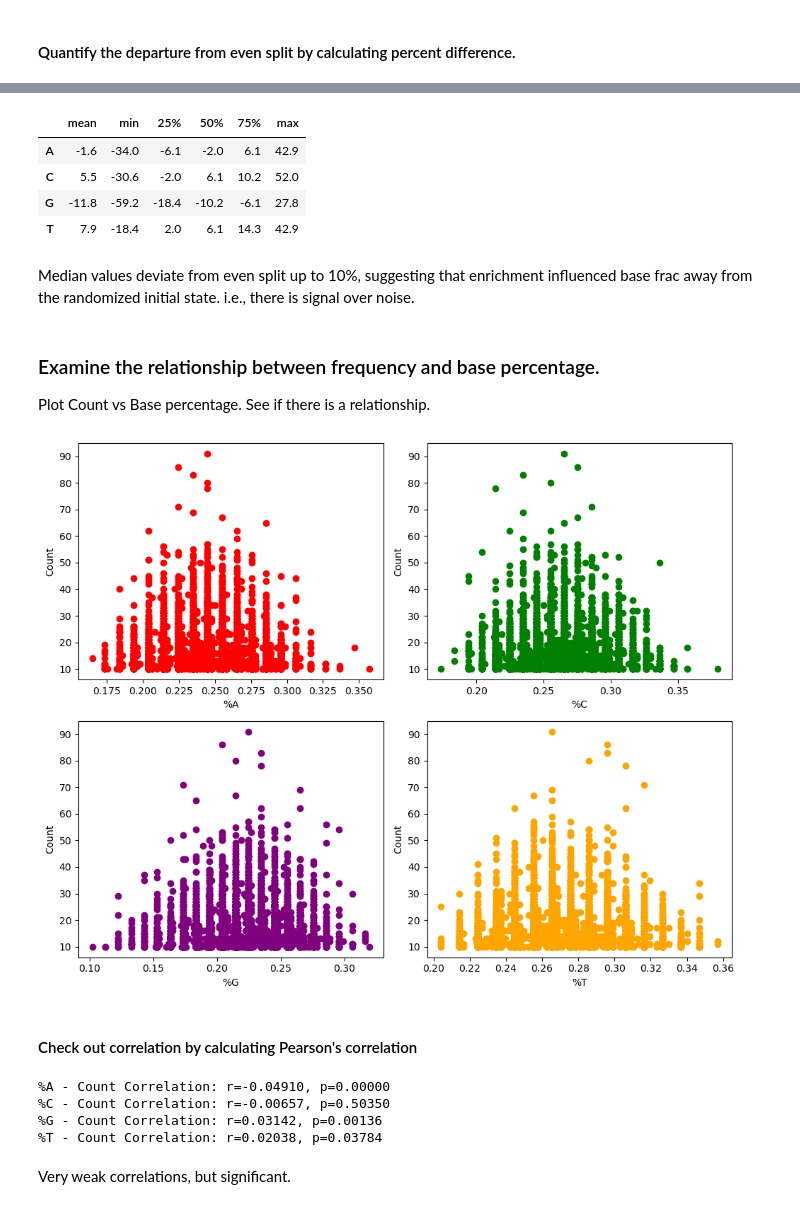
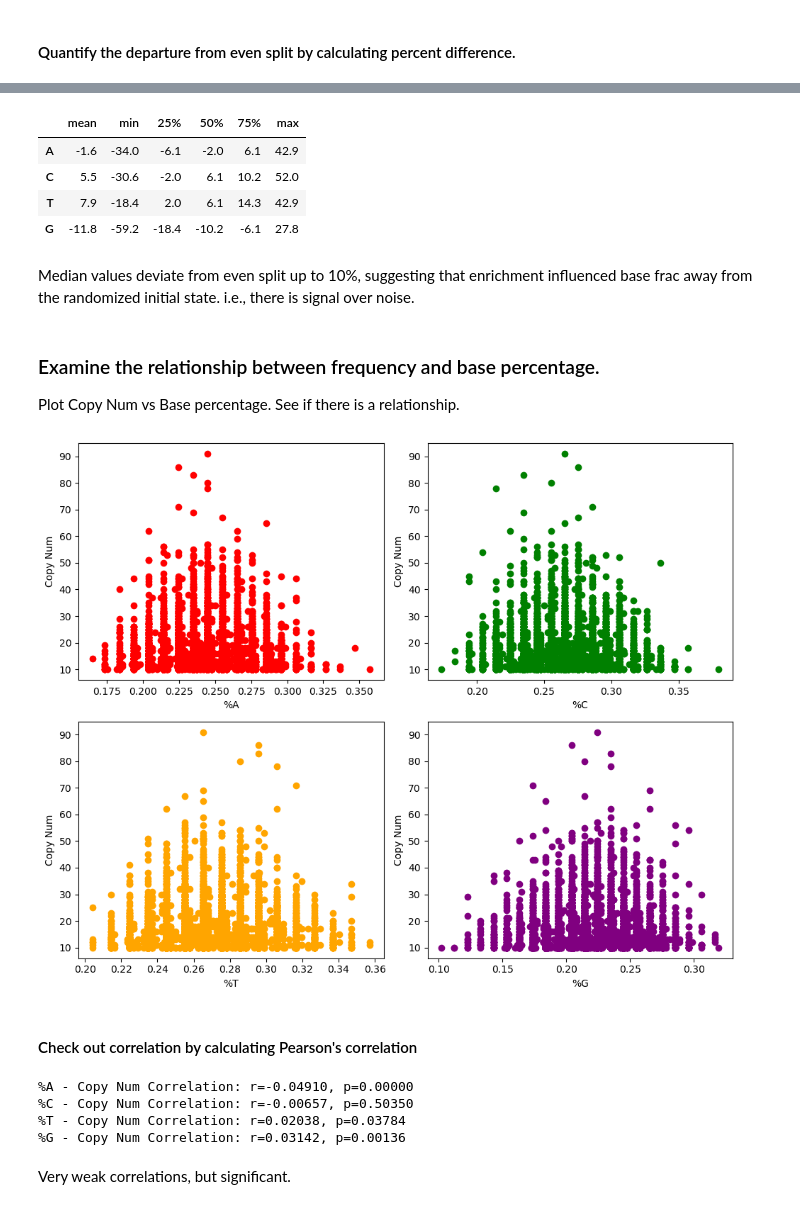
Before and after one commit to sheisroot/pH-sequence-design, a Jupyter notebook: Code/pH-EDA.ipynb, the cells around one changed output, grey strips where cells are left out. Drawn from its saved outputs; the diff is of its cells as text; code cells hidden in the pictures.

Commit message:
display colwidth, rn count col, refactor

```diff
--- a/Code/pH-EDA.ipynb
+++ b/Code/pH-EDA.ipynb
@@ -11,5 +13,6 @@ import seaborn as sns
 # %%
 csv_file = "../Data/R12-over-10-copies.csv"
 df = pd.read_csv(csv_file)
+df.rename(columns={'Count':'Copy Num'}, inplace=True)
 df.head()
 # %% [output]
@@ -49,6 +52,9 @@ df['C'] = df['Base Counts'].astype(object).apply(lambda x: x.get('C', np.nan))
 df['T'] = df['Base Counts'].astype(object).apply(lambda x: x.get('G', np.nan))
 df['G'] = df['Base Counts'].astype(object).apply(lambda x: x.get('T', np.nan))
 # %%
+base_columns = ['A', 'C', 'G', 'G']
+colors = ['red', 'green', 'orange', 'purple']
+base_colors = dict(zip(base_columns, colors))
 df.head().iloc[:, 3:]
 # %% [output]
 |  | A | C | T | G |
@@ -104,6 +110,6 @@ As I recally, NGS clips the first few base pairs down from nominal 100 because o
 The other variants in sequence length are likely due to mutations from PCR errors.
 # %%
 v_df = df # Save a verbose version of df
-df = df[['Sequence', 'Length', 'Count', 'A', 'C', 'T', 'G']]
+df = df[['Sequence', 'Length', 'Copy Num', 'A', 'C', 'T', 'G']]
 df.head()
 # %% [output]
@@ -116,5 +122,5 @@ df.head()
 # %%
-for col in ['A', 'C', 'T', 'G']:
+for col in base_columns:
     df.loc[:, col] = df[col]/df['Length']
 # %%
 df.head()
@@ -279,43 +293,43 @@ plt.show()
 # %%
 # Find percent difference of these stats from expected even base split
-np.round((base_frac_stats.iloc[:, [1, 3, 4, 5, 6, 7]] - 0.25)/0.25 * 100, 1)
+np.round((base_frac_stats - 0.25)/0.25 * 100, 1)
 # %% [output]
 |  | mean | min | 25% | 50% | 75% | max |
 | A | -1.6 | -34.0 | -6.1 | -2.0 | 6.1 | 42.9 |
 | C | 5.5 | -30.6 | -2.0 | 6.1 | 10.2 | 52.0 |
+| T | 7.9 | -18.4 | 2.0 | 6.1 | 14.3 | 42.9 |
 | G | -11.8 | -59.2 | -18.4 | -10.2 | -6.1 | 27.8 |
-| T | 7.9 | -18.4 | 2.0 | 6.1 | 14.3 | 42.9 |
 # %% [markdown]
 Median values deviate from even split up to 10%, suggesting that enrichment influenced base frac away from the randomized initial state. i.e., there is signal over noise.
 # %% [markdown]
 ### Examine the relationship between frequency and base percentage.
-Plot Count vs Base percentage.  See if there is a relationship.
+Plot Copy Num vs Base percentage.  See if there is a relationship.
 # %%
 fig, axes = plt.subplots(2, 2, figsize=(10,8))
 
 # Plot Each Base Fraction
 for ax, base in zip(axes.flatten(), base_columns):
-    ax.scatter(df[base], df['Count'], color=base_colors[base])
+    ax.scatter(df[base], df['Copy Num'], color=base_colors[base])
     ax.set_xlabel(f'%{base}')
-    ax.set_ylabel('Count')
+    ax.set_ylabel('Copy Num')
 
 plt.tight_layout()
 plt.show()
 # %% [output]
-[figure, old version]
+[figure, new version]
 # %% [markdown]
 #### Check out correlation by calculating Pearson's correlation
 # %%
 from scipy.stats import pearsonr
 
 for base in base_columns:
-    corr, p_value =pearsonr(df[base], df['Count'])
-    print(f'%{base} - Count Correlation: r={corr:.5f}, p={p_value:.5f}')
+    corr, p_value =pearsonr(df[base], df['Copy Num'])
+    print(f'%{base} - Copy Num Correlation: r={corr:.5f}, p={p_value:.5f}')
 # %% [output]
-%A - Count Correlation: r=-0.04910, p=0.00000
-%C - Count Correlation: r=-0.00657, p=0.50350
-%G - Count Correlation: r=0.03142, p=0.00136
-%T - Count Correlation: r=0.02038, p=0.03784
+%A - Copy Num Correlation: r=-0.04910, p=0.00000
+%C - Copy Num Correlation: r=-0.00657, p=0.50350
+%T - Copy Num Correlation: r=0.02038, p=0.03784
+%G - Copy Num Correlation: r=0.03142, p=0.00136
 # %% [markdown]
 Very weak correlations, but significant.
 # %% [markdown]
```
Also changed, not shown: parts of 18 cells of this notebook, 1 other file.
